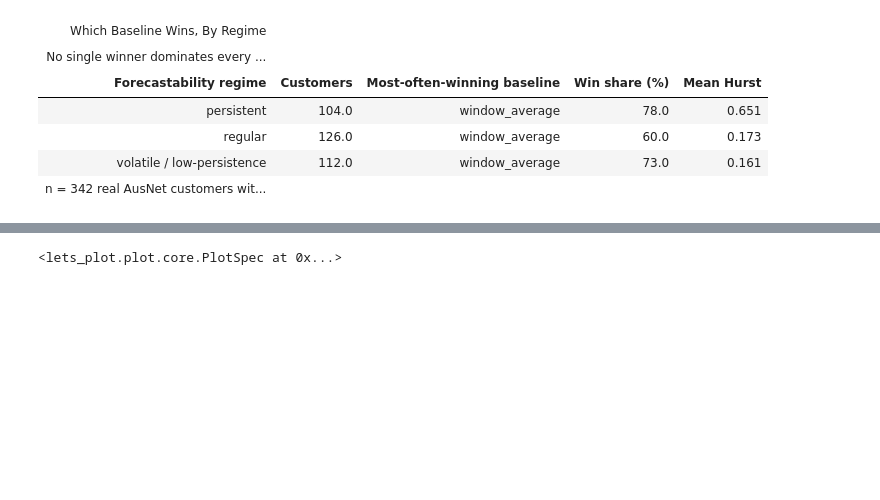
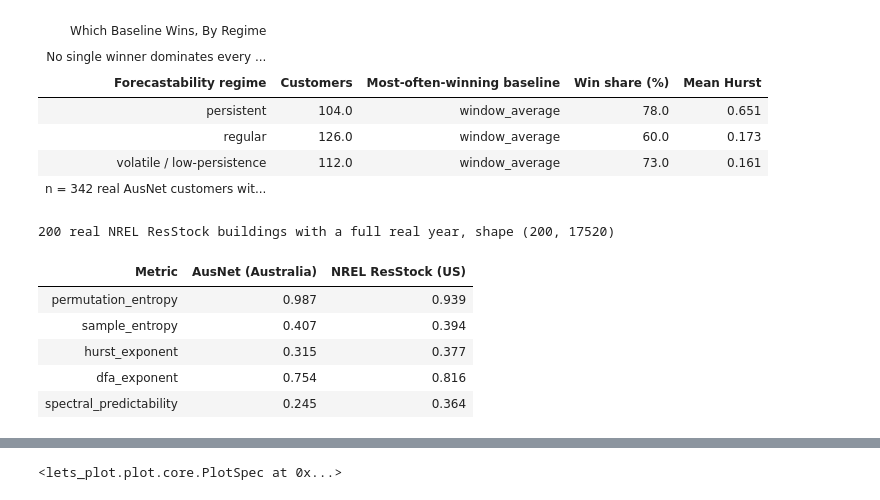
Before and after one commit to sambaiga/ml-energy-disaggregation, a Jupyter notebook: book/05-forecasting/01-forecastability-code.ipynb, the cells around one changed output, grey strips where cells are left out. Saved outputs shown, nothing was run; the diff lists cells and outputs as text; code cells hidden in the pictures; blank space fills up the shorter version.

```diff
--- a/book/05-forecasting/01-forecastability-code.ipynb
+++ b/book/05-forecasting/01-forecastability-code.ipynb
@@ -1156,3 +1156,49 @@ themed_gt(
 | regular | 126.0 | window_average | 60.0 | 0.173 |
 | volatile / low-persistence | 112.0 | window_average | 73.0 | 0.161 |
 | n = 342 real AusNet customers wit... |  |  |  |  |
+# %%
+NREL_DIR = Path("../../resources/nrel-buildstock/data")
+
+nrel_meta = pd.read_csv(NREL_DIR / "metadata.csv")
+nrel_ts = pd.read_parquet(NREL_DIR / "load_timeseries_30min.parquet")
+nrel_ts["building_key"] = nrel_ts["dataset"] + "_" + nrel_ts["bldg_id"].astype(str) + "_" + nrel_ts["state"]
+nrel_ts["kw"] = nrel_ts["load_kwh"] * 2.0
+
+# ResStock only: real US single- and multi-family homes, the same broad
+# category as AusNet's own residential customers, not ComStock's genuinely
+# different-scale commercial buildings.
+res_ts = nrel_ts[nrel_ts["dataset"] == "resstock"].sort_values(["building_key", "timestamp"])
+
+series_by_building = {}
+for key, grp in res_ts.groupby("building_key"):
+    arr = grp["kw"].to_numpy()
+    if len(arr) >= len(series_all[0]):
+        series_by_building[key] = arr[: len(series_all[0])]
+
+nrel_keys = list(series_by_building.keys())
+series_all_nrel = np.stack([series_by_building[k] for k in nrel_keys])
+print(f"{len(nrel_keys)} real NREL ResStock buildings with a full real year, shape {series_all_nrel.shape}")
+# %% [output]
+200 real NREL ResStock buildings with a full real year, shape (200, 17520)
+# %%
+nrel_forecastability = pd.DataFrame([forecastability_row(k, series_by_building[k]) for k in nrel_keys]).set_index(
+    "customer_id"
+)
+nrel_forecastability["spectral_predictability"] = [
+    spectral_predictability_score(series_by_building[k]) for k in nrel_keys
+]
+
+comparison = pd.DataFrame(
+    {
+        "AusNet (Australia)": forecastability.mean(),
+        "NREL ResStock (US)": nrel_forecastability.mean(),
+    }
+).round(3)
+themed_gt(comparison.reset_index().rename(columns={"index": "Metric"}))
+# %% [output]
+| Metric | AusNet (Australia) | NREL ResStock (US) |
+| permutation_entropy | 0.987 | 0.939 |
+| sample_entropy | 0.407 | 0.394 |
+| hurst_exponent | 0.315 | 0.377 |
+| dfa_exponent | 0.754 | 0.816 |
+| spectral_predictability | 0.245 | 0.364 |
```
Also changed, not shown: parts of 3 cells of this notebook, 8 other files.
